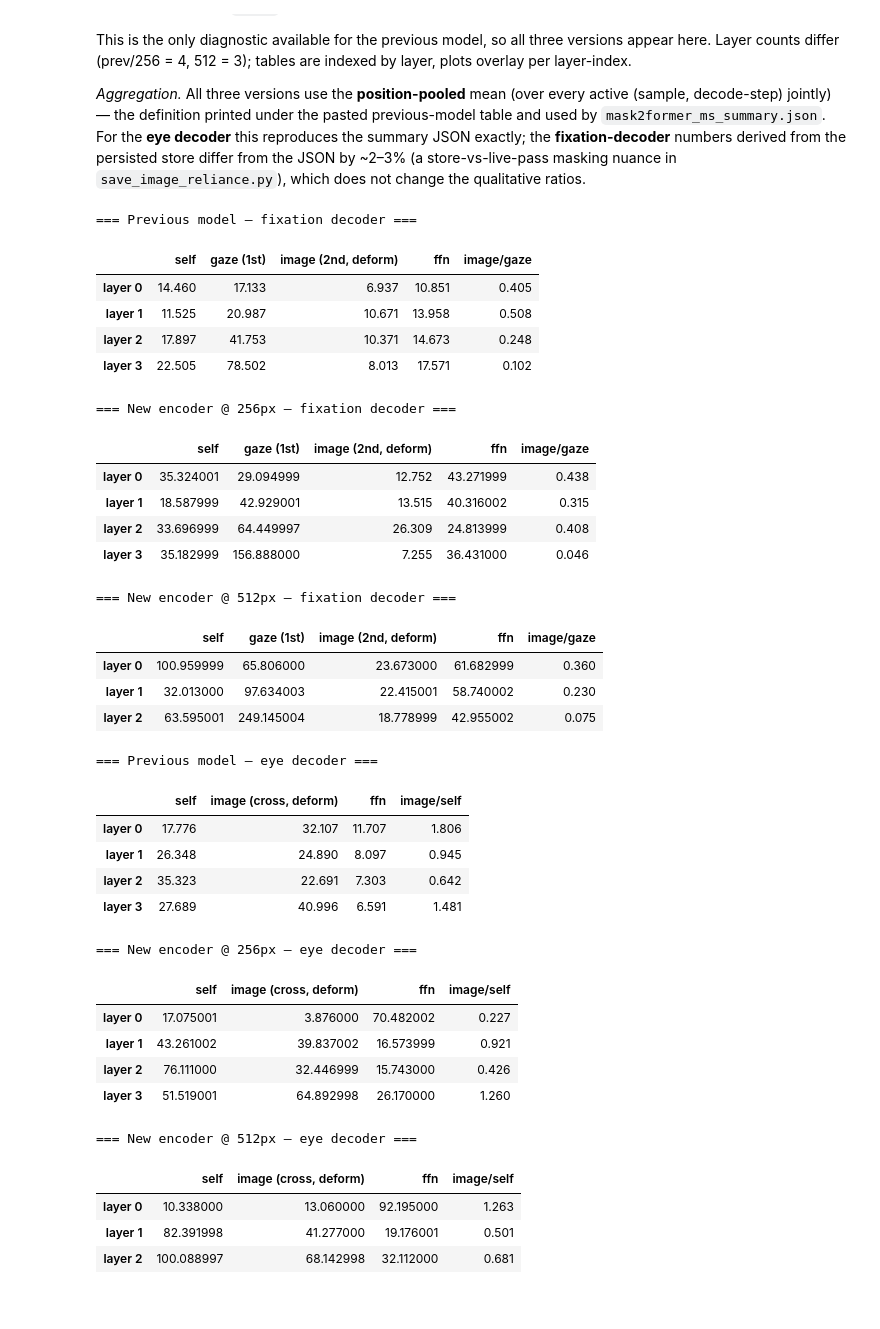
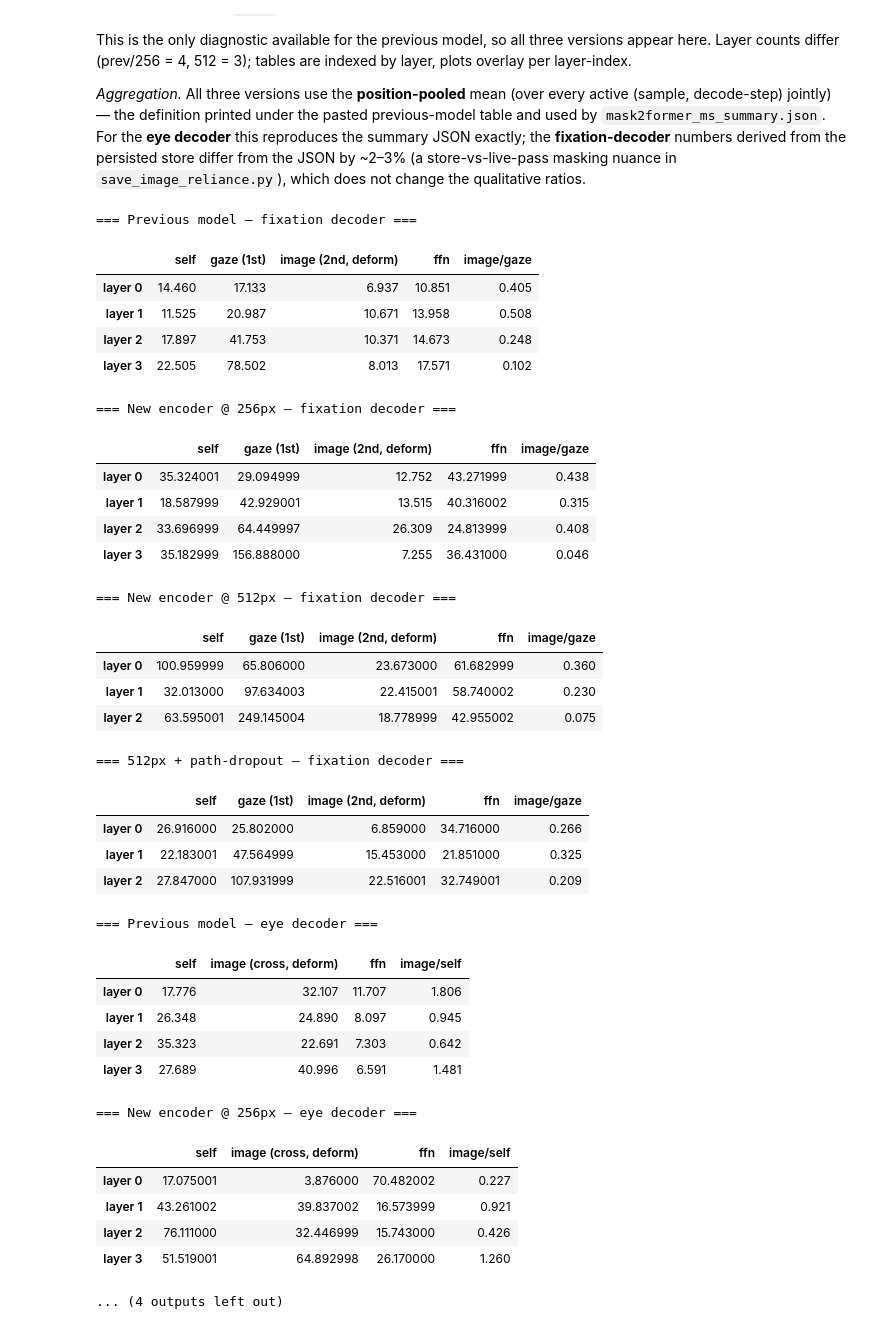
Before and after one commit to Leo00010011/From-Noisy-Eye-Tracking-To-Scanpath, a Jupyter notebook: src/notebooks/image_reliance_report.ipynb, the cells around one changed output. Saved outputs shown, nothing was run; the diff lists cells and outputs as text; code cells hidden in the pictures.

```diff
--- a/src/notebooks/image_reliance_report.ipynb
+++ b/src/notebooks/image_reliance_report.ipynb
@@ -103,7 +111,7 @@ def build_version(key, path):
     D, A = load_store(path)
     ss = np.asarray(A.get("spatial_shapes")).reshape(-1, 2)
     v = {
-        "key": key, "label": f"New encoder @ {int(A['img_size'])}px",
+        "key": key, "label": LABELS.get(key, f"New encoder @ {int(A['img_size'])}px"),
         "D": D, "ATTRS": A,
         "img_size": int(A["img_size"]),
         "n_dec": int(A.get("n_decoder", 4)),
@@ -124,11 +132,15 @@ def build_version(key, path):
     }
     return v
 
-VER = {k: build_version(k, p) for k, p in H5.items()}   # {"256": {...}, "512": {...}}
+VER = {k: build_version(k, p) for k, p in H5.items()}   # {"256":..., "512":..., "512D":...}
 # Previous model participates in residual comparisons only:
 PREV["key"], PREV["level_labels"], PREV["n_lvl"] = "prev", None, None
 
-for k in ("256", "512"):
+# ── Canonical orderings used by every downstream cell ──
+LIVE_KEYS = list(VER)                                 # versions with a per-sample store
+RES_VERSIONS = [PREV, *VER.values()]                  # all versions (residual sections)
+
+for k in LIVE_KEYS:
     v = VER[k]
     print(f"[{k}] {v['label']:<22} N={len(v['D']['sample_idx'])}  "
           f"fix_layers={v['n_dec']} eye_layers={v['n_eye']}  levels={v['level_labels']}")
@@ -180,7 +194,7 @@ Regression error — clean vs image-shuffled:
 Higher rel_penalty_% / frac_worse_% ⇒ the model leans more on the image.
 # %%
-fig, axes = plt.subplots(2, 2, figsize=(12, 8))
-for row, k in enumerate(("256", "512")):
+fig, axes = plt.subplots(len(LIVE_KEYS), 2, figsize=(12, 4 * len(LIVE_KEYS)), squeeze=False)
+for row, k in enumerate(LIVE_KEYS):
     v = VER[k]; D = v["D"]; px = v["img_size"]
     clean = D["reg_error_clean"] * px; shuf = D["reg_error_shuffled"] * px
     valid = ~np.isnan(clean) & ~np.isnan(shuf)
@@ -221,8 +235,8 @@ Not captured for the previous model. Note the per-level resolutions differ betwe
 cmap = LinearSegmentedColormap.from_list("gyr", ["#b2182b", "#fee08b", "#1a9850"])
 
 # One row of heatmaps per version: [fixation decoder | eye decoder], shared 0..100 scale.
-fig, axes = plt.subplots(2, 2, figsize=(12, 9))
-for row, k in enumerate(("256", "512")):
+fig, axes = plt.subplots(len(LIVE_KEYS), 2, figsize=(12, 4.5 * len(LIVE_KEYS)), squeeze=False)
+for row, k in enumerate(LIVE_KEYS):
     v = VER[k]; D = v["D"]; LL = v["level_labels"]; nlvl = v["n_lvl"]
     for col, (name, ir_key, nl) in enumerate(
             [("Fixation decoder", "dec_inrange", v["n_dec"]),
@@ -244,7 +258,7 @@ plt.tight_layout(); plt.show()
 # %%
 # ── Full table: one row per (version, module, layer, resolution-index) ──
 rows = []
-for k in ("256", "512"):
+for k in LIVE_KEYS:
     v = VER[k]; D = v["D"]; LL = v["level_labels"]
     for name, ir_key, nl in [("Fixation decoder", "dec_inrange", v["n_dec"]),
                              ("Eye decoder", "eye_inrange", v["n_eye"])]:
@@ -305,52 +319,53 @@ def fix_table(v):
     return df
 
 def eye_table(v):
     e = v["eye"]; n = v["n_eye"]
     df = pd.DataFrame({
         "self": e["self"], "image (cross, deform)": e["image"], "ffn": e["ffn"],
         "image/self": e["image"] / e["self"],
     }, index=[f"layer {i}" for i in range(n)])
     return df
 
-for v in (PREV, VER["256"], VER["512"]):
+for v in RES_VERSIONS:
     print(f"=== {v['label']} — fixation decoder ==="); display(fix_table(v).round(3))
-for v in (PREV, VER["256"], VER["512"]):
+for v in RES_VERSIONS:
     print(f"=== {v['label']} — eye decoder ===");      display(eye_table(v).round(3))
 # %% [output]
 === Previous model — fixation decoder ===
 |  | self | gaze (1st) | image (2nd, deform) | ffn | image/gaze |
 | layer 0 | 14.460 | 17.133 | 6.937 | 10.851 | 0.405 |
 | layer 1 | 11.525 | 20.987 | 10.671 | 13.958 | 0.508 |
 | layer 2 | 17.897 | 41.753 | 10.371 | 14.673 | 0.248 |
 | layer 3 | 22.505 | 78.502 | 8.013 | 17.571 | 0.102 |
 === New encoder @ 256px — fixation decoder ===
 |  | self | gaze (1st) | image (2nd, deform) | ffn | image/gaze |
 | layer 0 | 35.324001 | 29.094999 | 12.752 | 43.271999 | 0.438 |
 | layer 1 | 18.587999 | 42.929001 | 13.515 | 40.316002 | 0.315 |
 | layer 2 | 33.696999 | 64.449997 | 26.309 | 24.813999 | 0.408 |
 | layer 3 | 35.182999 | 156.888000 | 7.255 | 36.431000 | 0.046 |
 === New encoder @ 512px — fixation decoder ===
 |  | self | gaze (1st) | image (2nd, deform) | ffn | image/gaze |
 | layer 0 | 100.959999 | 65.806000 | 23.673000 | 61.682999 | 0.360 |
 | layer 1 | 32.013000 | 97.634003 | 22.415001 | 58.740002 | 0.230 |
 | layer 2 | 63.595001 | 249.145004 | 18.778999 | 42.955002 | 0.075 |
-=== Previous model — eye decoder ===
+=== 512px + path-dropout — fixation decoder ===
-|  | self | image (cross, deform) | ffn | image/self |
-| layer 0 | 17.776 | 32.107 | 11.707 | 1.806 |
-| layer 1 | 26.348 | 24.890 | 8.097 | 0.945 |
-| layer 2 | 35.323 | 22.691 | 7.303 | 0.642 |
-| layer 3 | 27.689 | 40.996 | 6.591 | 1.481 |
+|  | self | gaze (1st) | image (2nd, deform) | ffn | image/gaze |
+| layer 0 | 26.916000 | 25.802000 | 6.859000 | 34.716000 | 0.266 |
+| layer 1 | 22.183001 | 47.564999 | 15.453000 | 21.851000 | 0.325 |
+| layer 2 | 27.847000 | 107.931999 | 22.516001 | 32.749001 | 0.209 |
-=== New encoder @ 256px — eye decoder ===
+=== Previous model — eye decoder ===
 |  | self | image (cross, deform) | ffn | image/self |
-| layer 0 | 17.075001 | 3.876000 | 70.482002 | 0.227 |
-| layer 1 | 43.261002 | 39.837002 | 16.573999 | 0.921 |
-| layer 2 | 76.111000 | 32.446999 | 15.743000 | 0.426 |
-| layer 3 | 51.519001 | 64.892998 | 26.170000 | 1.260 |
+| layer 0 | 17.776 | 32.107 | 11.707 | 1.806 |
+| layer 1 | 26.348 | 24.890 | 8.097 | 0.945 |
+| layer 2 | 35.323 | 22.691 | 7.303 | 0.642 |
+| layer 3 | 27.689 | 40.996 | 6.591 | 1.481 |
-=== New encoder @ 512px — eye decoder ===
+=== New encoder @ 256px — eye decoder ===
 |  | self | image (cross, deform) | ffn | image/self |
-| layer 0 | 10.338000 | 13.060000 | 92.195000 | 1.263 |
-| layer 1 | 82.391998 | 41.277000 | 19.176001 | 0.501 |
-| layer 2 | 100.088997 | 68.142998 | 32.112000 | 0.681 |
+| layer 0 | 17.075001 | 3.876000 | 70.482002 | 0.227 |
+| layer 1 | 43.261002 | 39.837002 | 16.573999 | 0.921 |
+| layer 2 | 76.111000 | 32.446999 | 15.743000 | 0.426 |
+| layer 3 | 51.519001 | 64.892998 | 26.170000 | 1.260 |
+... (4 outputs left out)
 # %%
 # ── Side-by-side ratio tables (layer × version); the headline "is the image used?" numbers ──
 def ratio_frame(getter):
```
Also changed, not shown: parts of 10 cells of this notebook, 11 other files.
